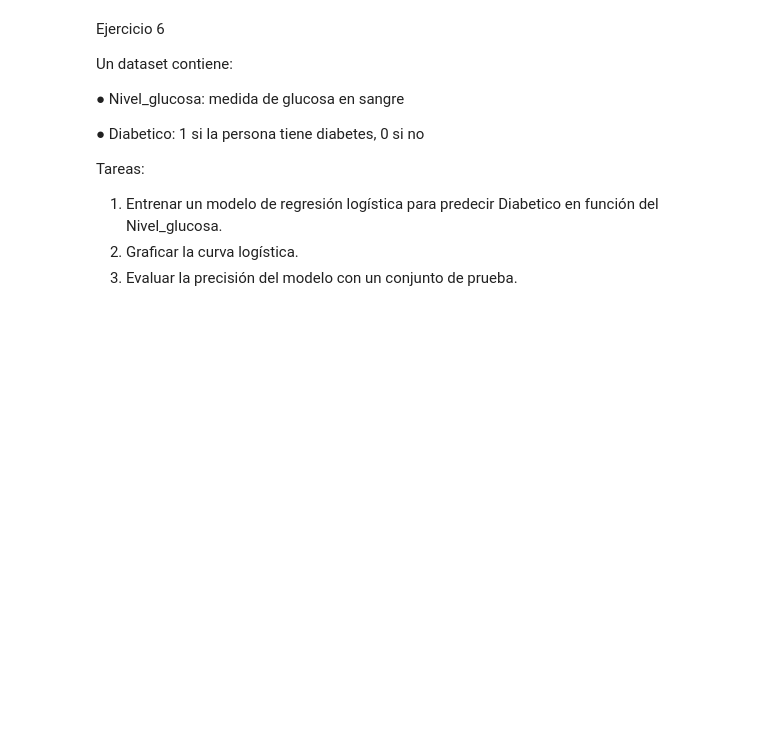
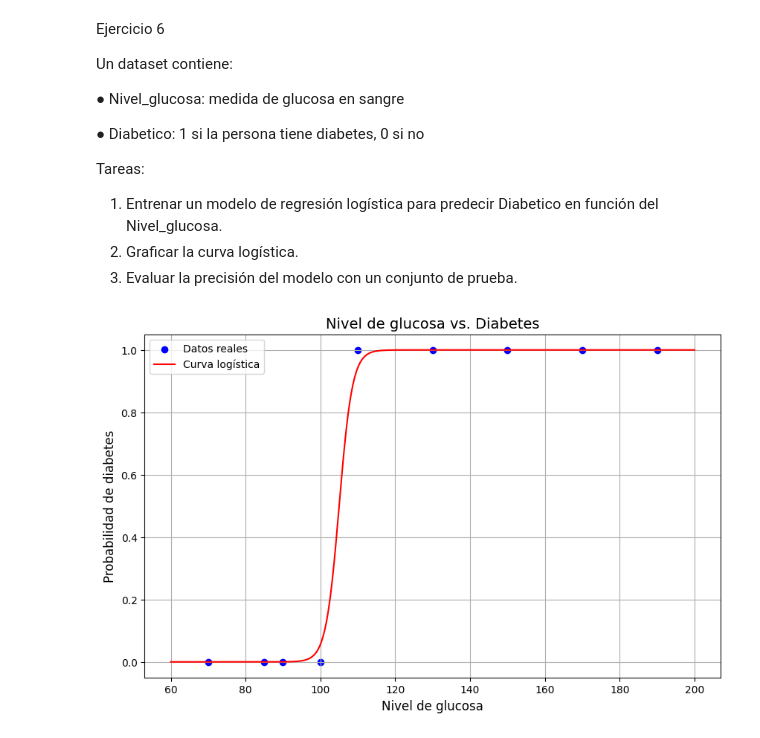
Before and after one commit to ULP-UGD/Programacion_Avanzada, a Jupyter notebook: TP12/ej6.ipynb, the cells around one changed output. Cells and saved outputs as stored; diff of their text form; code cells hidden in the pictures; blank space fills up the shorter version.

```diff
--- a/TP12/ej6.ipynb
+++ b/TP12/ej6.ipynb
@@ -35,3 +35,15 @@ modelo.fit(X_train, y_train)
 
 X_plot = np.linspace(60, 200, 300).reshape(-1, 1)
 y_prob = modelo.predict_proba(X_plot)[:, 1]
+# %%
+plt.figure(figsize=(10, 6))
+plt.scatter(X, y, color='blue', label='Datos reales')
+plt.plot(X_plot, y_prob, 'r-', label='Curva logística')
+plt.title('Nivel de glucosa vs. Diabetes', fontsize=14)
+plt.xlabel('Nivel de glucosa', fontsize=12)
+plt.ylabel('Probabilidad de diabetes', fontsize=12)
+plt.legend()
+plt.grid(True)
+plt.show()
+# %% [output]
+[figure, added]
```
Also changed, not shown: parts of 1 cell of this notebook.
